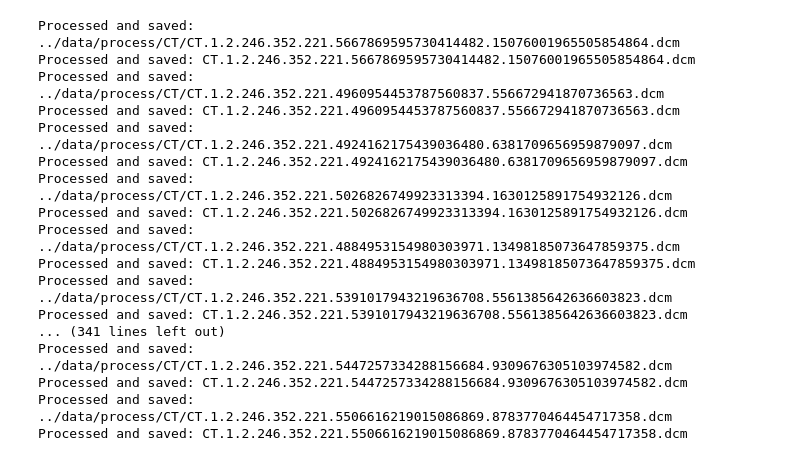
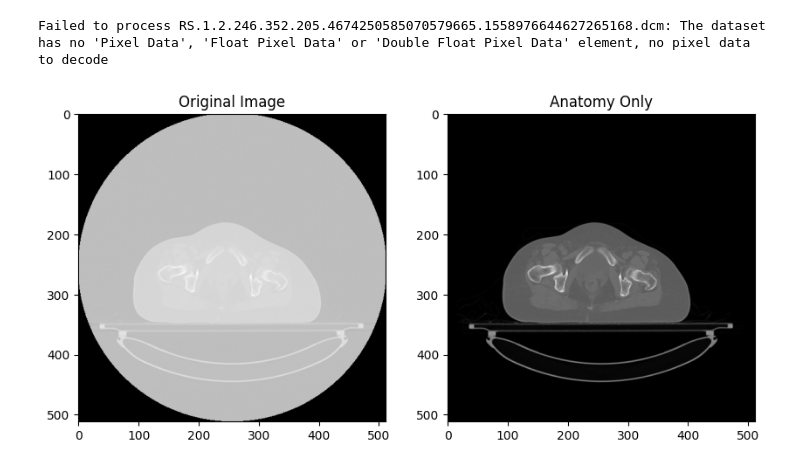
Before and after one commit to pergazuz/Synthetic-CT-images-from-cone-beam-CT, a Jupyter notebook: src/notebooks/02_Pre-processing.ipynb, the cells around one changed output. Drawn from its saved outputs; the diff is of its cells as text; code cells hidden in the pictures.

```diff
--- a/src/notebooks/02_Pre-processing.ipynb
+++ b/src/notebooks/02_Pre-processing.ipynb
@@ -40,7 +40,6 @@ def process_dicom_file(input_filepath, output_filepath, hu_range=(-10000, 3000))
 
     # Finally, save the modified DICOM
     ds.save_as(output_filepath)
-    print(f"Processed and saved: {output_filepath}")
 
 
 def process_dicom_folder(input_folder, output_folder, hu_range=(-10000, 3000)):
@@ -64,14 +63,13 @@ def process_dicom_folder(input_folder, output_folder, hu_range=(-10000, 3000)):
             output_filepath = os.path.join(output_folder, filename)
             try:
                 process_dicom_file(input_filepath, output_filepath, hu_range)
-                print(f"Processed and saved: {filename}")
             except Exception as e:
                 print(f"Failed to process {filename}: {e}")
 
 if __name__ == "__main__":
     # Define your input and output directories
-    input_folder = "../data/raw/CT"         # <-- Replace with your input folder path
-    output_folder = "../data/process/CT"      # <-- Replace with your desired output folder path
+    input_folder = "../data/raw/CBCT"
+    output_folder = "../data/process/CBCT"
 
     # Define the HU range for clipping
     hu_range = (-1000, 3000)
@@ -79,20 +77,35 @@ if __name__ == "__main__":
     # Process all DICOM files in the input folder
     process_dicom_folder(input_folder, output_folder, hu_range)
 # %% [output]
-Processed and saved: ../data/process/CT/CT.1.2.246.352.221.5667869595730414482.15076001965505854864.dcm
-Processed and saved: CT.1.2.246.352.221.5667869595730414482.15076001965505854864.dcm
-Processed and saved: ../data/process/CT/CT.1.2.246.352.221.4960954453787560837.556672941870736563.dcm
-Processed and saved: CT.1.2.246.352.221.4960954453787560837.556672941870736563.dcm
-Processed and saved: ../data/process/CT/CT.1.2.246.352.221.4924162175439036480.6381709656959879097.dcm
-Processed and saved: CT.1.2.246.352.221.4924162175439036480.6381709656959879097.dcm
-Processed and saved: ../data/process/CT/CT.1.2.246.352.221.5026826749923313394.1630125891754932126.dcm
-Processed and saved: CT.1.2.246.352.221.5026826749923313394.1630125891754932126.dcm
-Processed and saved: ../data/process/CT/CT.1.2.246.352.221.4884953154980303971.13498185073647859375.dcm
-Processed and saved: CT.1.2.246.352.221.4884953154980303971.13498185073647859375.dcm
-Processed and saved: ../data/process/CT/CT.1.2.246.352.221.5391017943219636708.5561385642636603823.dcm
-Processed and saved: CT.1.2.246.352.221.5391017943219636708.5561385642636603823.dcm
-... (341 lines left out)
-Processed and saved: ../data/process/CT/CT.1.2.246.352.221.5447257334288156684.9309676305103974582.dcm
-Processed and saved: CT.1.2.246.352.221.5447257334288156684.9309676305103974582.dcm
-Processed and saved: ../data/process/CT/CT.1.2.246.352.221.5506616219015086869.8783770464454717358.dcm
-Processed and saved: CT.1.2.246.352.221.5506616219015086869.8783770464454717358.dcm
+Failed to process RS.1.2.246.352.205.4674250585070579665.1558976644627265168.dcm: The dataset has no 'Pixel Data', 'Float Pixel Data' or 'Double Float Pixel Data' element, no pixel data to decode
+# %%
+import pydicom
+import cv2
+import numpy as np
+import matplotlib.pyplot as plt
+
+# Load DICOM file
+dicom_path_raw =  "../data/raw/CT/CT.1.2.246.352.221.4704010513849417296.2342682064157111716.dcm"
+dicom_data_raw = pydicom.dcmread(dicom_path_raw)
+
+# Extract pixel data
+image_raw = dicom_data_raw.pixel_array
+
+dicom_path_hf =  "../data/process/CT/CT.1.2.246.352.221.4704010513849417296.2342682064157111716.dcm"
+dicom_data_hf = pydicom.dcmread(dicom_path_hf)
+
+# Extract pixel data
+image_hf = dicom_data_hf.pixel_array
+
+
+# Display the result
+plt.figure(figsize=(10, 5))
+plt.subplot(1, 2, 1)
+plt.title("Original Image")
+plt.imshow(image_raw, cmap="gray")
+plt.subplot(1, 2, 2)
+plt.title("Anatomy Only")
+plt.imshow(image_hf, cmap="gray")
+plt.show()
+# %% [output]
+[figure, added]
```
Also changed, not shown: 12 other files.
